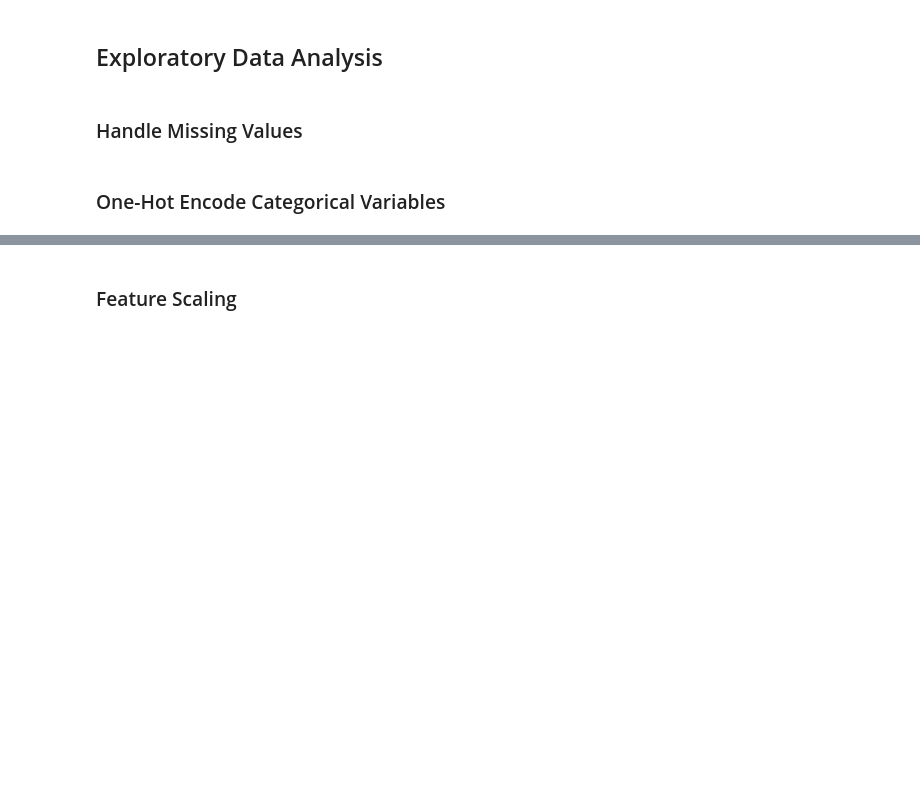
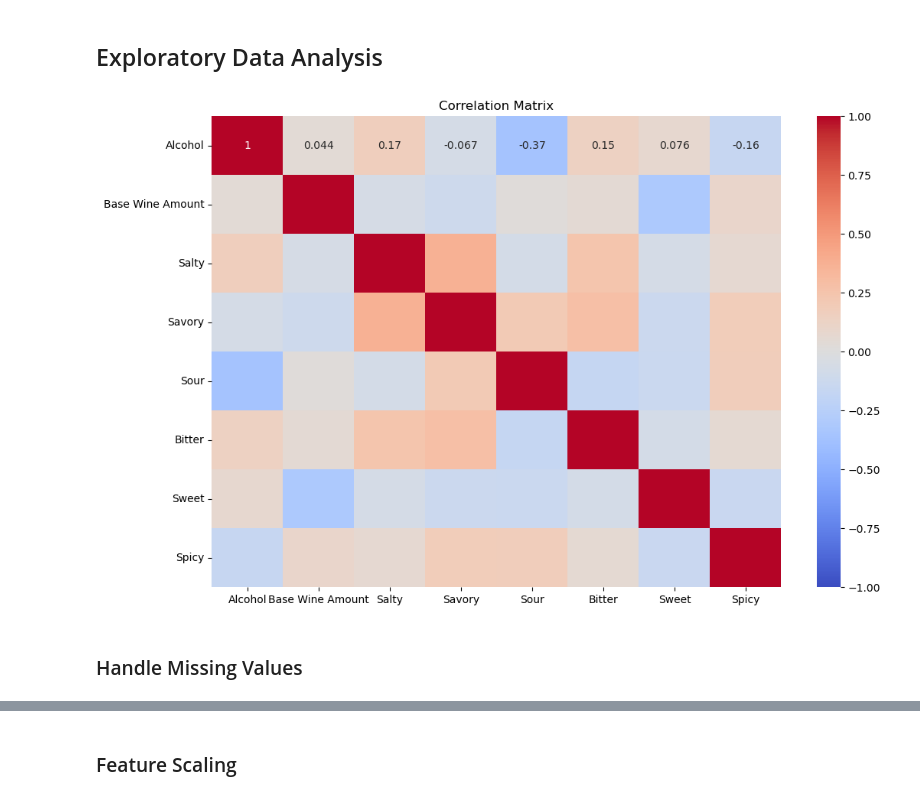
Before and after one commit to dpatel77/CocktailRecommenderSystem, a Jupyter notebook: cocktails.ipynb, the cells around one changed output, grey strips where cells are left out. Drawn from its saved outputs; the diff is of its cells as text; code cells hidden in the pictures; blank space fills up the shorter version.

```diff
--- a/cocktails.ipynb
+++ b/cocktails.ipynb
@@ -113,10 +120,18 @@ cocktails_df.head()
 ### Correlation Analysis
 # %%
 # Plot correlation matrix
+# Select only numerical columns
+numerical_cols = cocktails_df.select_dtypes(include=[np.number])
+
+# Compute the correlation matrix for numerical columns
+corr_matrix = numerical_cols.corr()
+
+# Plot the correlation matrix
 plt.figure(figsize=(12, 8))
-corr_matrix = cocktails_df.drop(columns = 'Name').corr()
 sns.heatmap(corr_matrix, annot=True, cmap='coolwarm', vmin=-1, vmax=1)
 plt.title('Correlation Matrix')
 plt.show()
+# %% [output]
+[figure, added]
 # %% [markdown]
 ### Handle Missing Values
@@ -136,2 +137,0 @@ plt.show()
-# %% [markdown]
-### One-Hot Encode Categorical Variables
```
Also changed, not shown: parts of 69 cells of this notebook.
